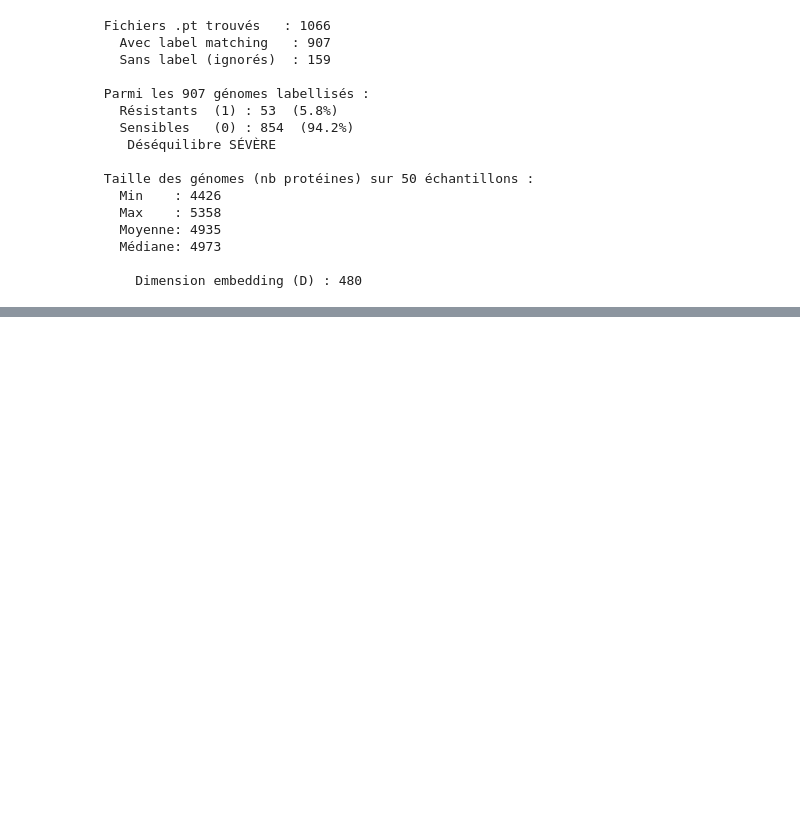
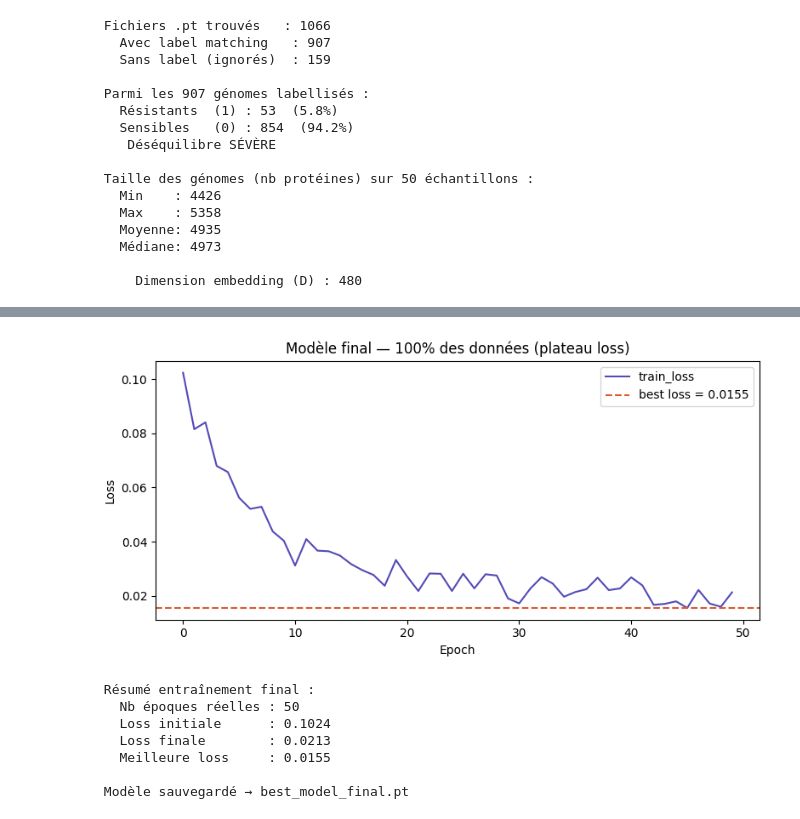
Before and after one commit to labgem/FSL-MIL, a Jupyter notebook: FSL_strategy.ipynb, the cells around one changed output, grey strips where cells are left out. Cells and saved outputs as stored; diff of their text form; code cells hidden in the pictures; blank space fills up the shorter version.

```diff
--- a/FSL_strategy.ipynb
+++ b/FSL_strategy.ipynb
@@ -920,0 +957,37 @@ else:
+# %%
+# courbes d'apprentissages du modèle final
+
+plt.figure(figsize=(8, 4))
+plt.plot(final_history["train_loss"], color="#534AB7", label="train_loss")
+plt.axhline(y=best_loss, color="#D85A30", linestyle="--",
+            label=f"best loss = {best_loss:.4f}")
+plt.xlabel("Epoch")
+plt.ylabel("Loss")
+plt.title("Modèle final — 100% des données (plateau loss)")
+plt.legend()
+plt.tight_layout()
+plt.savefig("learning_curve_final.png", dpi=150)
+plt.show()
+
+# Résumé
+print(f"\n Résumé entraînement final :")
+print(f"   Nb époques réelles : {len(final_history['train_loss'])}")
+print(f"   Loss initiale      : {final_history['train_loss'][0]:.4f}")
+print(f"   Loss finale        : {final_history['train_loss'][-1]:.4f}")
+print(f"   Meilleure loss     : {best_loss:.4f}")
+
+# Sauvegarde
+torch.save(model_final.state_dict(), "best_model_final.pt")
+print(f"\n Modèle sauvegardé → best_model_final.pt")
+
+# Remplace model pour la validation RGI
+model = model_final
+# %% [output]
+[figure, added]
+ Résumé entraînement final :
+   Nb époques réelles : 50
+   Loss initiale      : 0.1024
+   Loss finale        : 0.0213
+   Meilleure loss     : 0.0155
+
+ Modèle sauvegardé → best_model_final.pt
```
Also changed, not shown: parts of 28 cells of this notebook.
